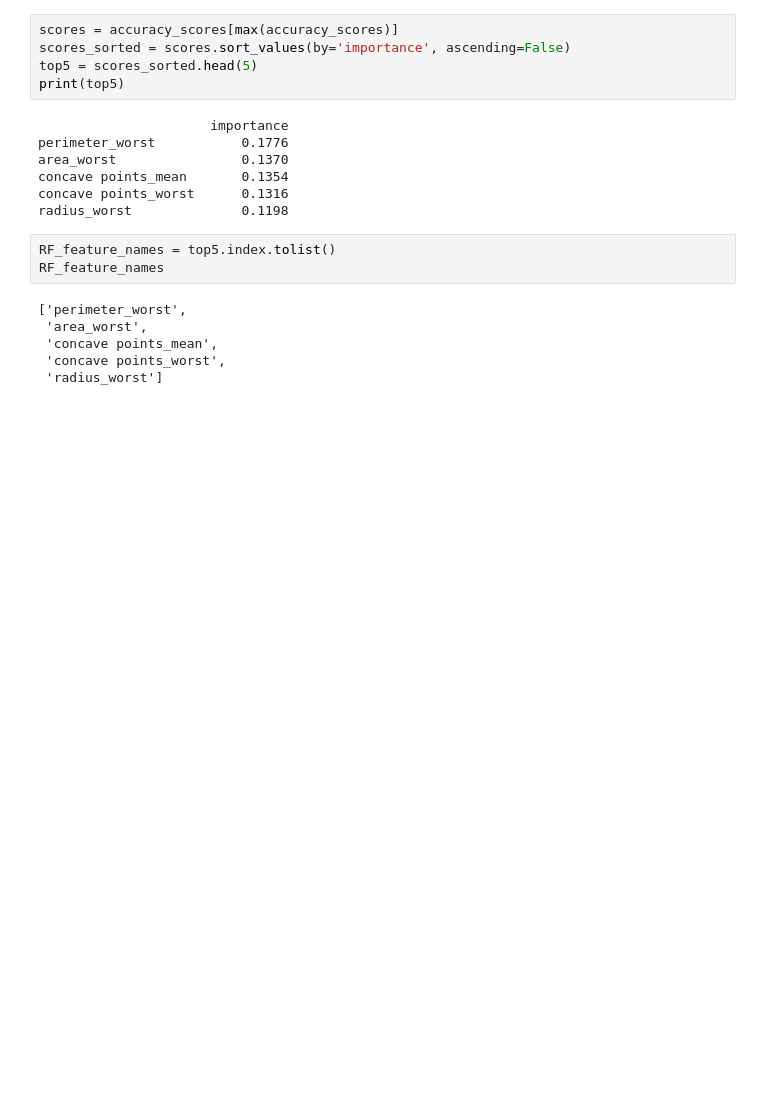
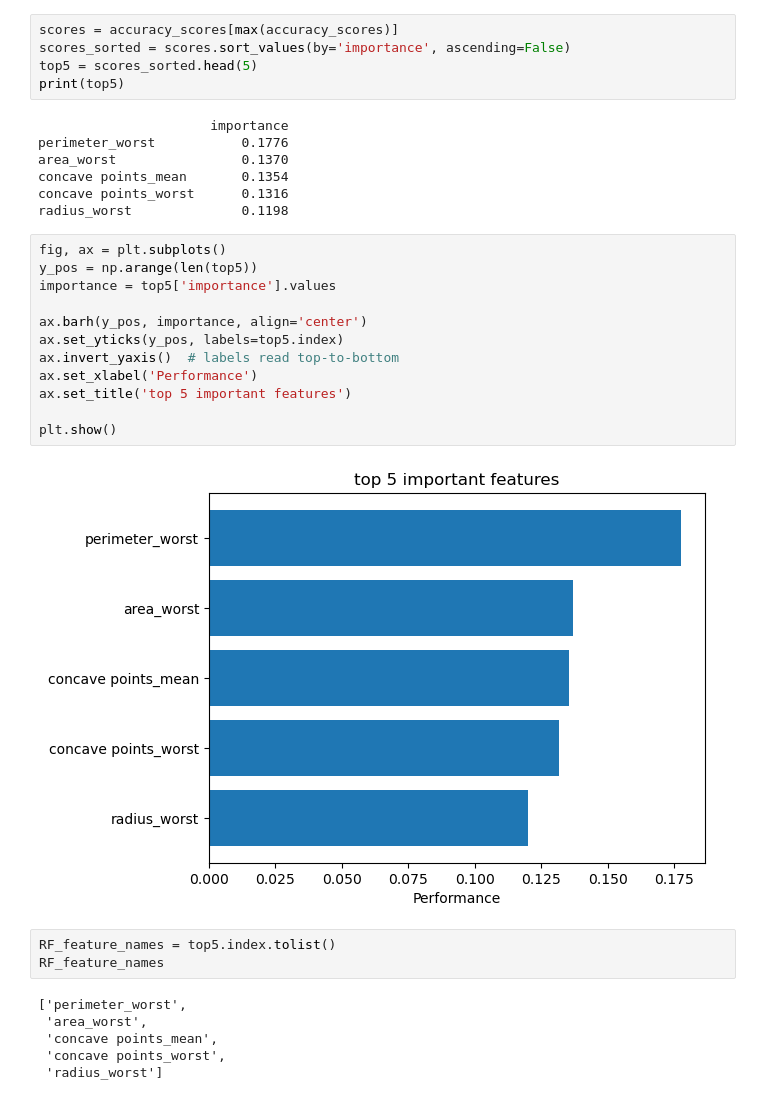
Before and after one commit to ninacunha/DataScienceGeneExpression, a Jupyter notebook: project.ipynb, the cells around one changed output. Cells and saved outputs as stored; diff of their text form; blank space fills up the shorter version.

Commit message:
addded importance feature graph

```diff
--- a/project.ipynb
+++ b/project.ipynb
@@ -268,6 +268,20 @@ area_worst                0.1370
 concave points_mean       0.1354
 concave points_worst      0.1316
 radius_worst              0.1198
+# %%
+fig, ax = plt.subplots()
+y_pos = np.arange(len(top5))
+importance = top5['importance'].values
+
+ax.barh(y_pos, importance, align='center')
+ax.set_yticks(y_pos, labels=top5.index)
+ax.invert_yaxis()  # labels read top-to-bottom
+ax.set_xlabel('Performance')
+ax.set_title('top 5 important features')
+
+plt.show()
+# %% [output]
+[figure, added]
 # %%
 RF_feature_names = top5.index.tolist()
 RF_feature_names
```
Also changed, not shown: parts of 1 cell of this notebook.
